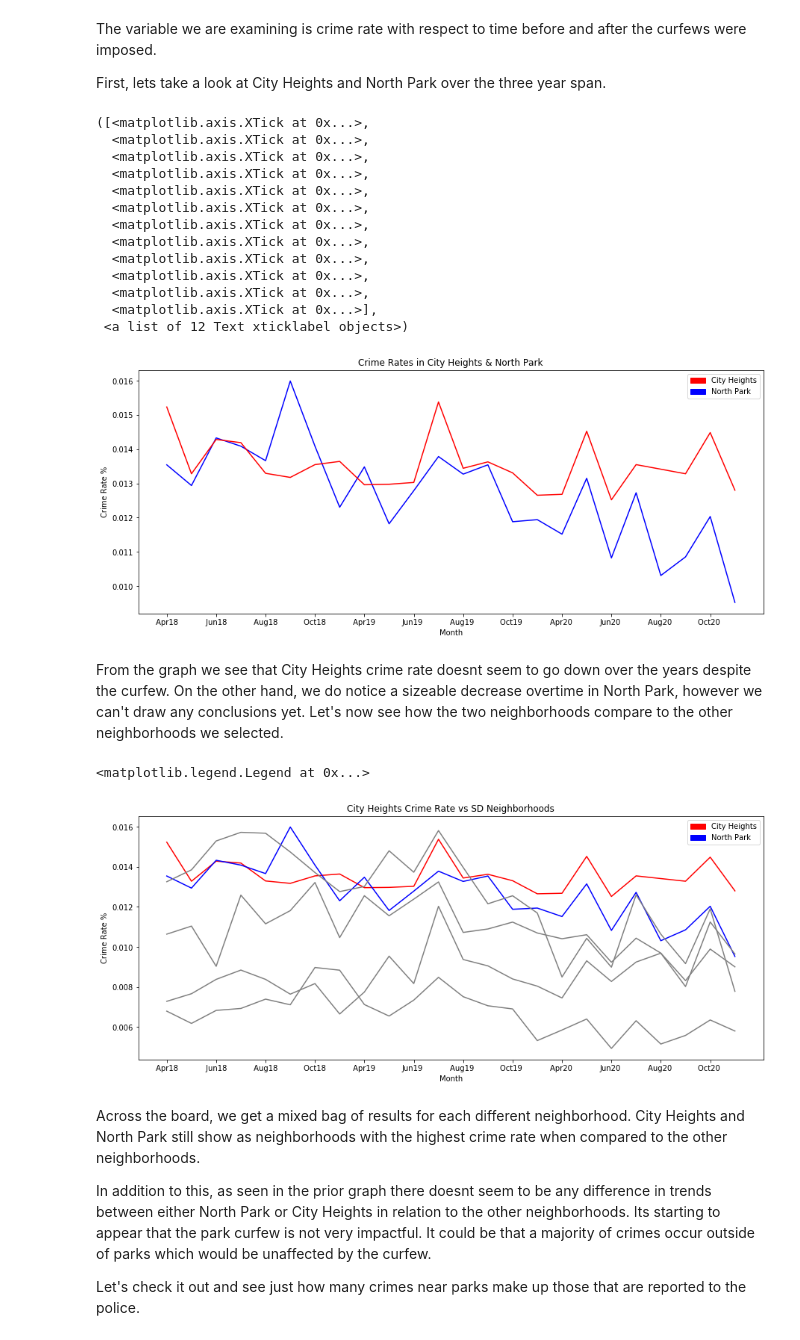
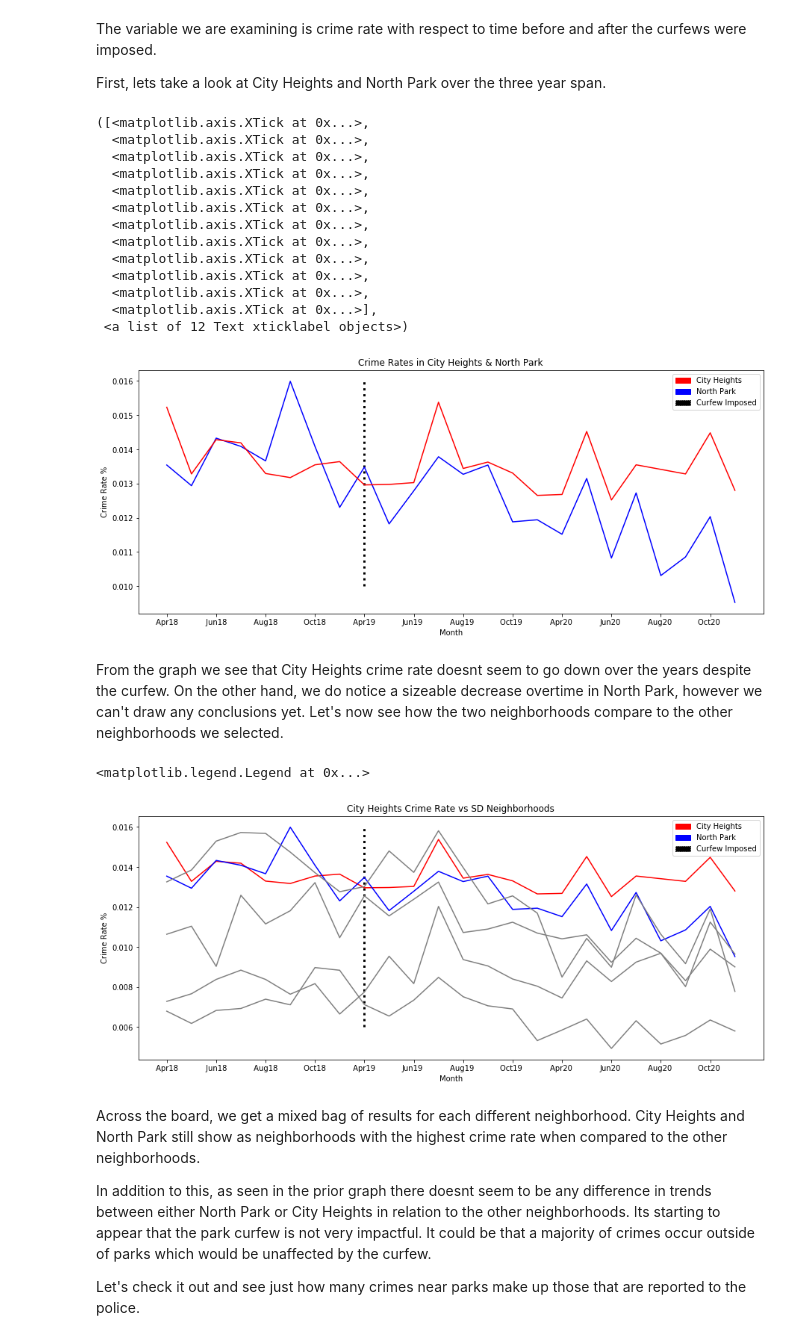
Before and after one commit to michaelbaluja/individual_fa20, a Jupyter notebook: final_project/FinalProject_BobTabrizi.ipynb, the cells around one changed output. Saved outputs shown, nothing was run; the diff lists cells and outputs as text; code cells hidden in the pictures.

Commit message:
Added vert line to graphs
Graph Additions

```diff
--- a/final_project/FinalProject_BobTabrizi.ipynb
+++ b/final_project/FinalProject_BobTabrizi.ipynb
@@ -723,31 +723,34 @@ x_tick = [' Apr18 ',' Jun18 ',' Aug18 ',' Oct18 ',' Apr19 ','Jun19 ','Aug19 ','O
 # %%
 plt.figure(figsize=(15,6))
 plt.plot(month_list, prop_NP_list,color='blue')
 plt.plot(month_list,prop_CH_list,color='red')
 
 plt.xlabel("Month")
 plt.ylabel("Crime Rate %")
 plt.title("Crime Rates in City Heights & North Park")
 
 red_patch = mpatches.Patch(color='red', label='City Heights')
 blue_patch = mpatches.Patch(color='blue', label='North Park')
-plt.legend(handles=[red_patch,blue_patch])
+line_patch = mpatches.Patch(color = 'black', ls=":", label = 'Curfew Imposed')
+plt.vlines(x=8, ymin=0.010, ymax=0.016, colors='black', ls=':', lw=3)
+
+plt.legend(handles=[red_patch,blue_patch,line_patch])
 plt.xticks(x_tick)
 # %% [output]
 ([<matplotlib.axis.XTick at 0x...>,
   <matplotlib.axis.XTick at 0x...>,
   <matplotlib.axis.XTick at 0x...>,
   <matplotlib.axis.XTick at 0x...>,
   <matplotlib.axis.XTick at 0x...>,
   <matplotlib.axis.XTick at 0x...>,
   <matplotlib.axis.XTick at 0x...>,
   <matplotlib.axis.XTick at 0x...>,
   <matplotlib.axis.XTick at 0x...>,
   <matplotlib.axis.XTick at 0x...>,
   <matplotlib.axis.XTick at 0x...>,
   <matplotlib.axis.XTick at 0x...>],
  <a list of 12 Text xticklabel objects>)
-[figure, old version]
+[figure, new version]
 # %% [markdown]
 From the graph we see that City Heights crime rate doesnt seem to go down over the years despite the curfew. On the other hand, we do notice a sizeable decrease overtime in North Park, however we can't draw any conclusions yet. Let's now see how the two neighborhoods compare to the other neighborhoods we selected.
 # %%
@@ -765,10 +768,13 @@ plt.title("City Heights Crime Rate vs SD Neighborhoods")
 plt.xticks(x_tick)
 red_patch = mpatches.Patch(color='red', label='City Heights')
 blue_patch = mpatches.Patch(color='blue', label='North Park')
-plt.legend(handles=[red_patch,blue_patch])
+
+line_patch = mpatches.Patch(color = 'black', ls=":", label = 'Curfew Imposed')
+plt.vlines(x=8, ymin=0.006, ymax=0.016, colors='black', ls=':', lw=3)
+plt.legend(handles=[red_patch,blue_patch,line_patch])
 # %% [output]
 <matplotlib.legend.Legend at 0x...>
-[figure, old version]
+[figure, new version]
 # %% [markdown]
 Across the board, we get a mixed bag of results for each different neighborhood. City Heights and North Park still show as neighborhoods with the highest crime rate when compared to the other neighborhoods.
 
```
Also changed, not shown: parts of 1 cell of this notebook.
